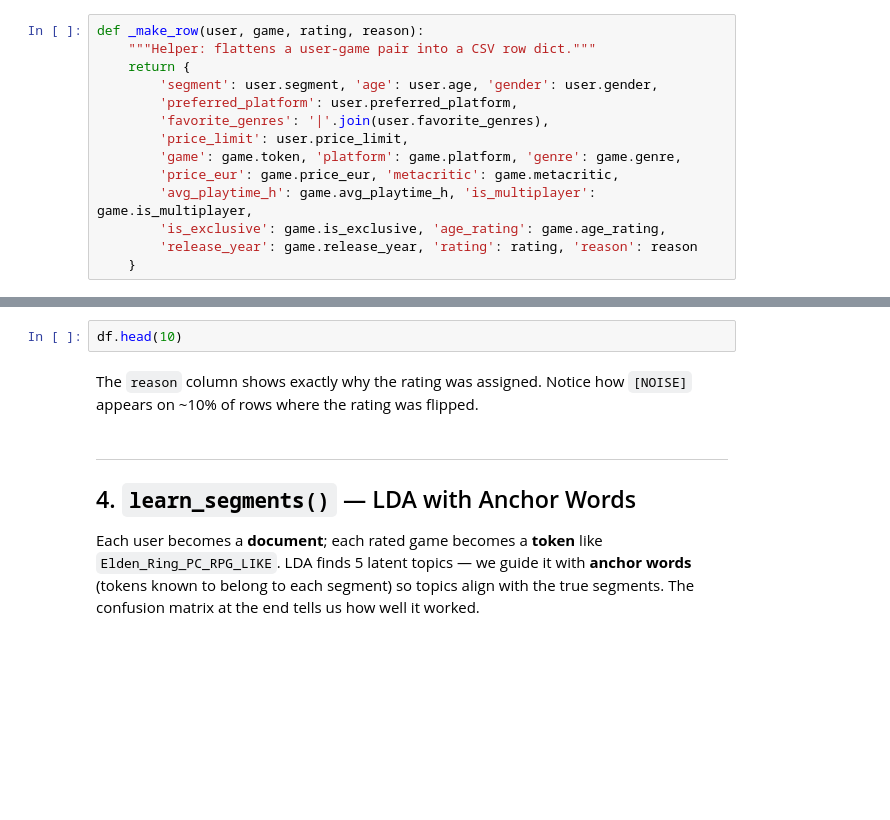
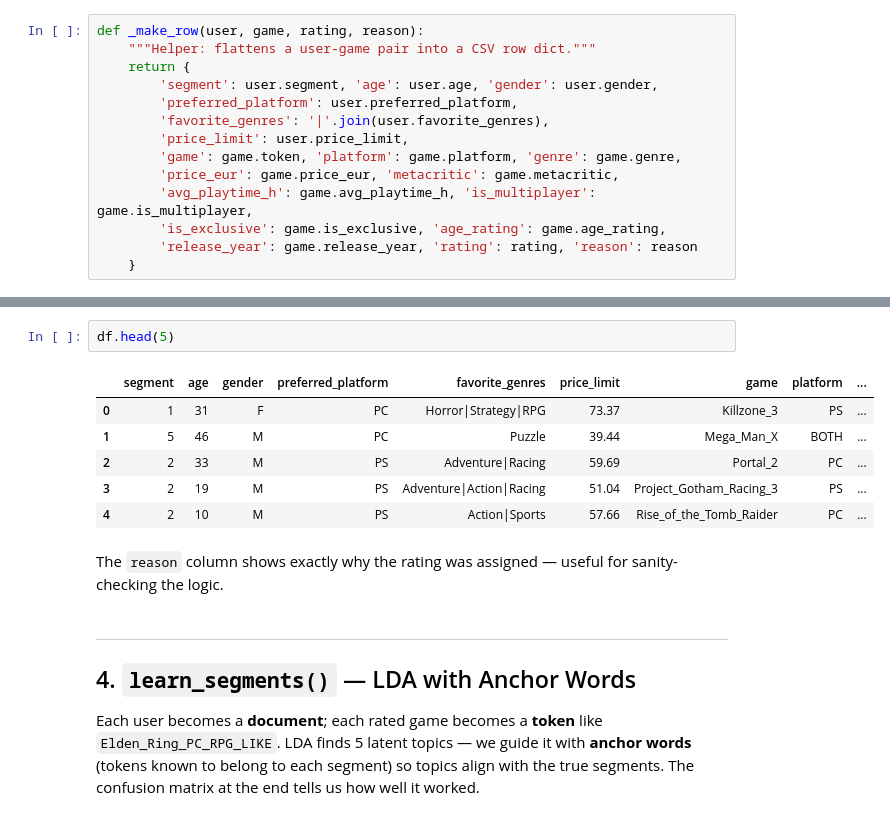
Before and after one commit to kitsakisGk/Masters_AUEB, a Jupyter notebook: Recommender_Systems/Assignment_1/Assignment_1_Kitsakis_Colab.ipynb, the cells around one changed output, grey strips where cells are left out. Drawn from its saved outputs; the diff is of its cells as text; blank space fills up the shorter version.

```diff
--- a/Recommender_Systems/Assignment_1/Assignment_1_Kitsakis_Colab.ipynb
+++ b/Recommender_Systems/Assignment_1/Assignment_1_Kitsakis_Colab.ipynb
@@ -387,7 +494,14 @@ for seg, grp in df.groupby('segment'):
 # %%
-df.head(10)
+df.head(5)
+# %% [output]
+|  | segment | age | gender | preferred_platform | favorite_genres | price_limit | game | platform | ... |
+| 0 | 1 | 31 | F | PC | Horror|Strategy|RPG | 73.37 | Killzone_3 | PS | ... |
+| 1 | 5 | 46 | M | PC | Puzzle | 39.44 | Mega_Man_X | BOTH | ... |
+| 2 | 2 | 33 | M | PS | Adventure|Racing | 59.69 | Portal_2 | PC | ... |
+| 3 | 2 | 19 | M | PS | Adventure|Action|Racing | 51.04 | Project_Gotham_Racing_3 | PS | ... |
+| 4 | 2 | 10 | M | PS | Action|Sports | 57.66 | Rise_of_the_Tomb_Raider | PC | ... |
-# %% [markdown]
-The `reason` column shows exactly why the rating was assigned. Notice how `[NOISE]` appears on ~10% of rows where the rating was flipped.
+# %% [markdown]
+The `reason` column shows exactly why the rating was assigned — useful for sanity-checking the logic.
 # %% [markdown]
 ---
 ## 4. `learn_segments()` — LDA with Anchor Words
```
Also changed, not shown: parts of 27 cells of this notebook.
